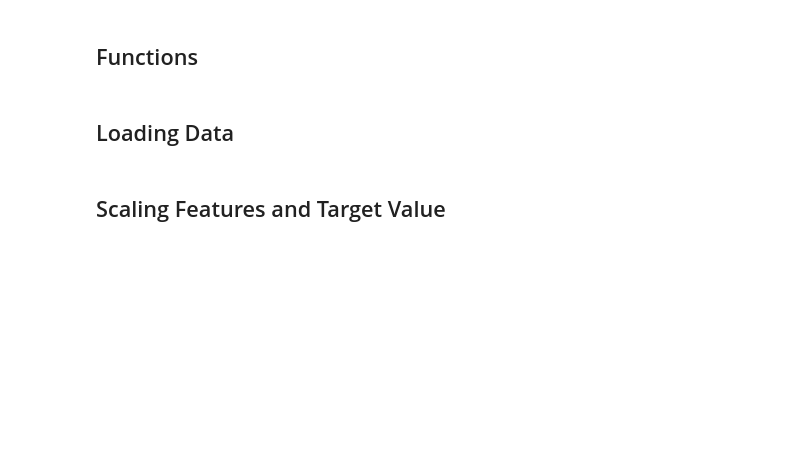
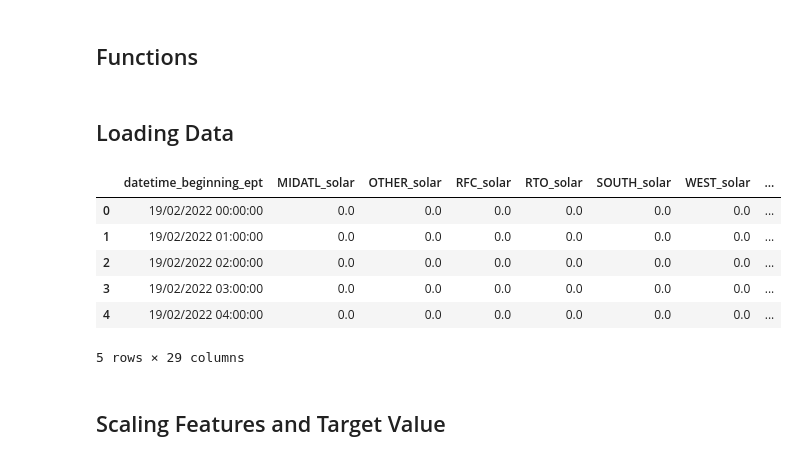
Before and after one commit to MSCI-446-Project-Team/MSCI_446_ML_Course_Project, a Jupyter notebook: Predictions/src/neuralNetwork.ipynb, the cells around one changed output. Cells and saved outputs as stored; diff of their text form; code cells hidden in the pictures; blank space fills up the shorter version.

```diff
--- a/Predictions/src/neuralNetwork.ipynb
+++ b/Predictions/src/neuralNetwork.ipynb
@@ -151,12 +290,20 @@ def plot_training_loss(train_losses):
 ## Loading Data
 # %%
 data = pd.read_csv('../Data/Final_table.csv')
-data.head(20)
+
 
 # collection_merged = db["Merged"]
 # data = pd.DataFrame(list(collection_merged.find()))
 # data = data.drop(columns=['_id'])
-# data.head(20)
+data.head()
+# %% [output]
+|  | datetime_beginning_ept | MIDATL_solar | OTHER_solar | RFC_solar | RTO_solar | SOUTH_solar | WEST_solar | ... |
+| 0 | 19/02/2022 00:00:00 | 0.0 | 0.0 | 0.0 | 0.0 | 0.0 | 0.0 | ... |
+| 1 | 19/02/2022 01:00:00 | 0.0 | 0.0 | 0.0 | 0.0 | 0.0 | 0.0 | ... |
+| 2 | 19/02/2022 02:00:00 | 0.0 | 0.0 | 0.0 | 0.0 | 0.0 | 0.0 | ... |
+| 3 | 19/02/2022 03:00:00 | 0.0 | 0.0 | 0.0 | 0.0 | 0.0 | 0.0 | ... |
+| 4 | 19/02/2022 04:00:00 | 0.0 | 0.0 | 0.0 | 0.0 | 0.0 | 0.0 | ... |
+5 rows × 29 columns
 # %% [markdown]
 ## Scaling Features and Target Value
 # %%
```
Also changed, not shown: parts of 27 cells of this notebook, 2 other files.
